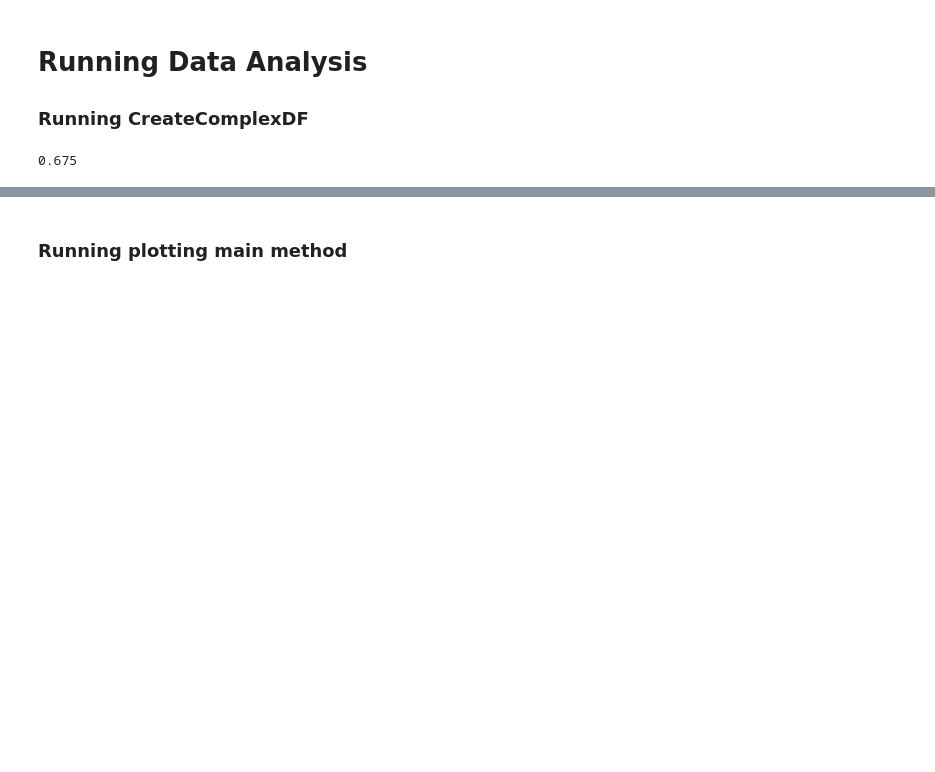
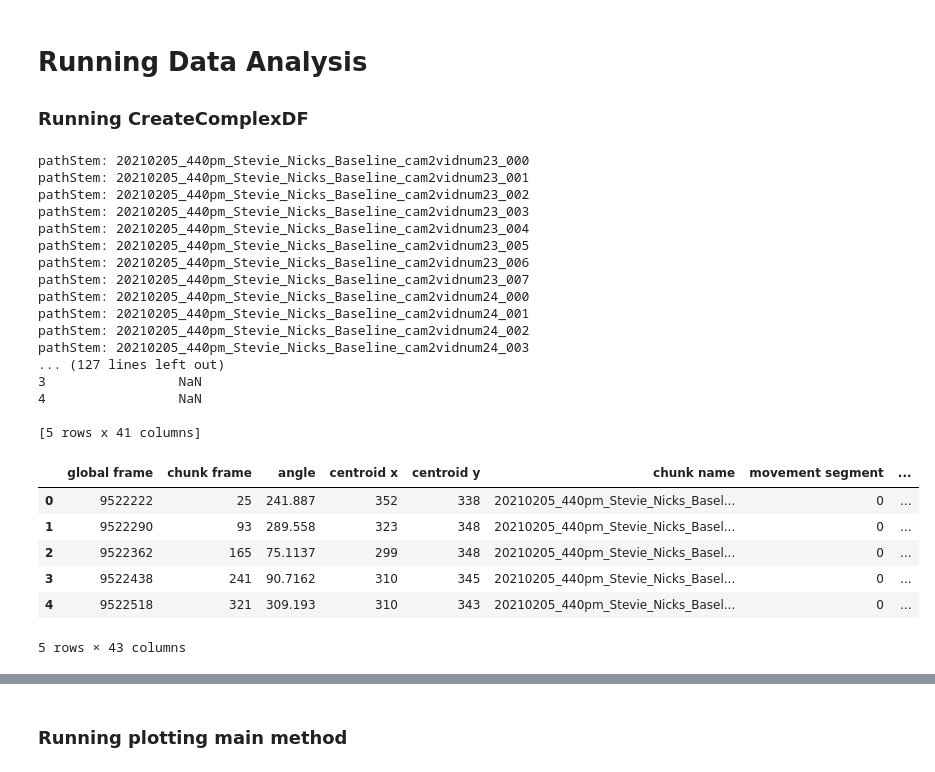
Before and after one commit to konnorve/DataAnalysis, a Jupyter notebook: stevie_nicks_plotting.ipynb, the cells around one changed output, grey strips where cells are left out. Drawn from its saved outputs; the diff is of its cells as text; code cells hidden in the pictures; blank space fills up the shorter version.

```diff
--- a/stevie_nicks_plotting.ipynb
+++ b/stevie_nicks_plotting.ipynb
@@ -64,57 +73,61 @@ rholab = rhopaliaDF['Rhopalia Label'].tolist()
 # %%
 recName = 'Stevie_Nicks'
 
-jellyPath = homePath / 'Stevie_Nicks'
+jellyPath = homePath / 'Stevie_Nicks_Slice_2ndPass'
 
 complexDFPath = jellyPath / '{}_complexDF.csv'.format(jellyPath.name)
 
 figurePath = cdf.makeOutDir(jellyPath, 'figures')
 
-figurePath_DTC_slice = cdf.makeOutDir(jellyPath, 'figures_DTC_Slice')
+# figurePath_DTC_slice = cdf.makeOutDir(jellyPath, 'figures_DTC_Slice')
 
-figurePath_base_slice = cdf.makeOutDir(jellyPath, 'figures_base_Slice')
+# figurePath_base_slice = cdf.makeOutDir(jellyPath, 'figures_base_Slice')
 
 
-recPath_DTC = jellyPath / 'Stevie_Nicks_DTC'
+orientation_DFPath = jellyPath / 'Slice_Stevie_Nicks_orientations_complete.csv'
 
-orientation_DTC_DFPath = recPath_DTC / 'Stevie_orient_DTC.csv'
-
-orientationData_DTC = pd.read_csv(orientation_DTC_DFPath)
-
-angleDataPath_DTC = recPath_DTC / 'Stevie_Nicks_AngleData_DTC'
+orientationData = pd.read_csv(orientation_DFPath)
 
 
-recPath_Base = jellyPath / 'Stevie_Nicks_base'
+angleDataPath_DTC = jellyPath / 'Slice_Stevie_Nicks_AngleData_DTC'
 
-orientation_Base_DFPath = recPath_Base / 'Stevie_orient_base.csv'
 
-orientationData_Base = pd.read_csv(orientation_Base_DFPath)
-
-angleDataPath_Base = recPath_Base / 'Stevie_Nicks_AngleData_base'
-
-complexDFPath = jellyPath / '{}_complexDF.csv'.format(jellyPath.name)
+angleDataPath_Base = jellyPath / 'Slice_Stevie_Nicks_AngleData_base'
 # %% [markdown]
 # Running Data Analysis
 
 ### Running CreateComplexDF
 # %%
 complexDF_base = cdf.createComplexDF(angleDataPath_Base,
-                                orientationData_Base,
+                                orientationData,
                                 rhopaliaDF,
                                 120,
                                 datetime(2021,2,5,16,40),
                                 False)
 
-median_ipi = complexDF_base.InterpulseInterval_After.median()
-
-complexDF_DTC = cdf.createComplexDF(angleDataPath_DTC,
-                                orientationData_DTC,
-                                rhopaliaDF,
-                                120,
-                                datetime(2021,2,5,16,40),
-                                False,
-                                median_ipi)
+complexDF_base.head()
+# %% [output]
+pathStem: 20210205_440pm_Stevie_Nicks_Baseline_cam2vidnum23_000
+pathStem: 20210205_440pm_Stevie_Nicks_Baseline_cam2vidnum23_001
+pathStem: 20210205_440pm_Stevie_Nicks_Baseline_cam2vidnum23_002
+pathStem: 20210205_440pm_Stevie_Nicks_Baseline_cam2vidnum23_003
+pathStem: 20210205_440pm_Stevie_Nicks_Baseline_cam2vidnum23_004
+pathStem: 20210205_440pm_Stevie_Nicks_Baseline_cam2vidnum23_005
+pathStem: 20210205_440pm_Stevie_Nicks_Baseline_cam2vidnum23_006
+pathStem: 20210205_440pm_Stevie_Nicks_Baseline_cam2vidnum23_007
+pathStem: 20210205_440pm_Stevie_Nicks_Baseline_cam2vidnum24_000
+pathStem: 20210205_440pm_Stevie_Nicks_Baseline_cam2vidnum24_001
+pathStem: 20210205_440pm_Stevie_Nicks_Baseline_cam2vidnum24_002
+pathStem: 20210205_440pm_Stevie_Nicks_Baseline_cam2vidnum24_003
+... (127 lines left out)
+3                 NaN
+4                 NaN
+
+[5 rows x 41 columns]
+|  | global frame | chunk frame | angle | centroid x | centroid y | chunk name | movement segment | ... |
+| 0 | 9522222 | 25 | 241.887 | 352 | 338 | 20210205_440pm_Stevie_Nicks_Basel... | 0 | ... |
+| 1 | 9522290 | 93 | 289.558 | 323 | 348 | 20210205_440pm_Stevie_Nicks_Basel... | 0 | ... |
+| 2 | 9522362 | 165 | 75.1137 | 299 | 348 | 20210205_440pm_Stevie_Nicks_Basel... | 0 | ... |
+| 3 | 9522438 | 241 | 90.7162 | 310 | 345 | 20210205_440pm_Stevie_Nicks_Basel... | 0 | ... |
+| 4 | 9522518 | 321 | 309.193 | 310 | 343 | 20210205_440pm_Stevie_Nicks_Basel... | 0 | ... |
+5 rows × 43 columns
-# %%
-median_ipi
-# %% [output]
-0.675
```
Also changed, not shown: parts of 18 cells of this notebook, 4 other files.
